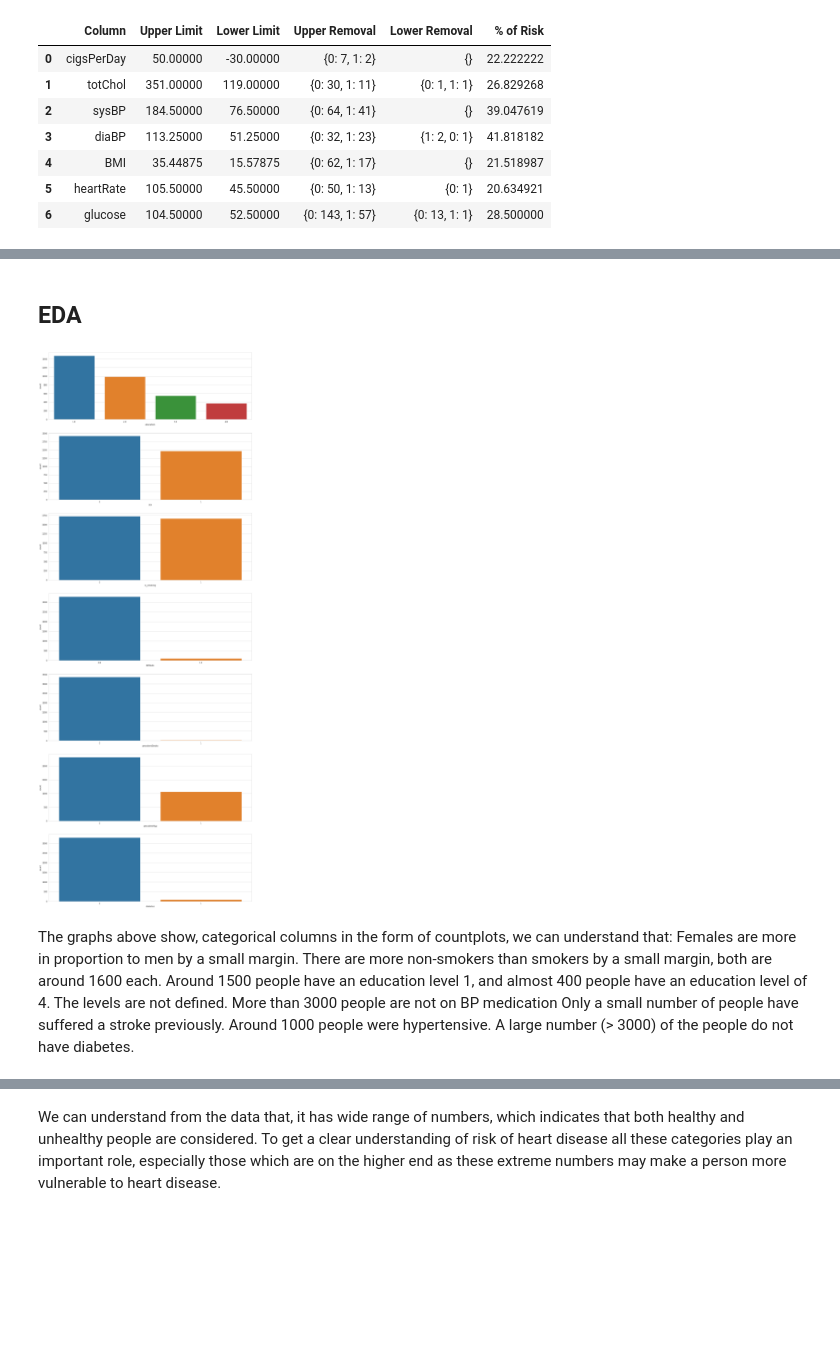
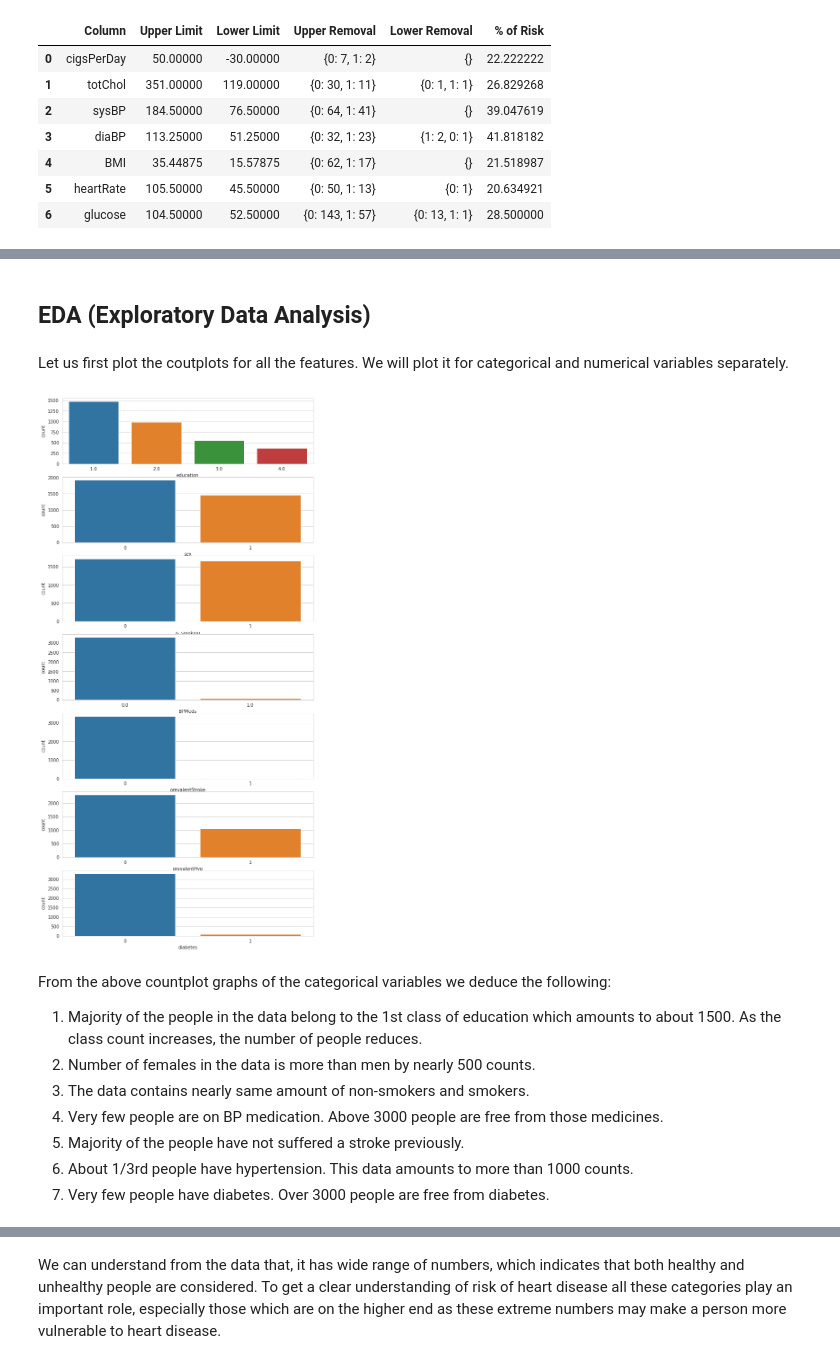
Before and after one commit to lakummahesh/Supervised-ML-Capstone-Project-Classification-Cardiovascular-Risk-Prediction, a Jupyter notebook: Cardiovascular_Risk_Prediction.ipynb, the cells around one changed output, grey strips where cells are left out. Drawn from its saved outputs; the diff is of its cells as text; code cells hidden in the pictures; blank space fills up the shorter version.

```diff
--- a/Cardiovascular_Risk_Prediction.ipynb
+++ b/Cardiovascular_Risk_Prediction.ipynb
@@ -466,28 +483,29 @@ In this scenario, it is known that people with extreme values of Cholestrol, BP,
 # %% [markdown]
-## **EDA**
+## **EDA (Exploratory Data Analysis)**
+# %% [markdown]
+Let us first plot the coutplots for all the features.
+We will plot it for categorical and numerical variables separately.
 # %%
-# Creating a function to plot countplots for categorical columns
-def count_plotting(columns):
-  ''' Returns subplots of countplot graphs using seaborn '''
-  sns.set_style('whitegrid')
-  fig, axes = plt.subplots(len(columns) , figsize=(18,50))
+# Creating a function to plot the countplots of categorical columns
+def countplot_categorical(columns):
 
+  fig, axes = plt.subplots(len(columns) , figsize=(10,22))
   plot_list = zip(list(range(0,len(columns)+1)), columns)
 
   for i , column in plot_list:
     sns.countplot(ax = axes[i], data = df2, x = column)
 # %%
-count_plotting(categorical_columns)
+countplot_categorical(categorical_columns)
 # %% [output]
-[figure, old version]
+[figure, new version]
-# %% [markdown]
-The graphs above show, categorical columns in the form of countplots, we can understand that:
-Females are more in proportion to men by a small margin.
-There are more non-smokers than smokers by a small margin, both are around 1600 each.
-Around 1500 people have an education level 1, and almost 400 people have an education level of 4. The levels are not defined.
-More than 3000 people are not on BP medication
-Only a small number of people have suffered a stroke previously.
-Around 1000 people were hypertensive.
-A large number (> 3000) of the people do not have diabetes.
+# %% [markdown]
+From the above countplot graphs of the categorical variables we deduce the following:
+1. Majority of the people in the data belong to the 1st class of education which amounts to about 1500. As the class count increases, the number of people reduces.
+2. Number of females in the data is more than men by nearly 500 counts.
+3. The data contains nearly same amount of non-smokers and smokers.
+4. Very few people are on BP medication. Above 3000 people are free from those medicines.
+5. Majority of the people have not suffered a stroke previously.
+6. About 1/3rd people have hypertension. This data amounts to more than 1000 counts.
+8. Very few people have diabetes. Over 3000 people are free from diabetes.
 # %%
 # Creating a function to plot distribution of numerical columns
```
Also changed, not shown: parts of 47 cells of this notebook.
